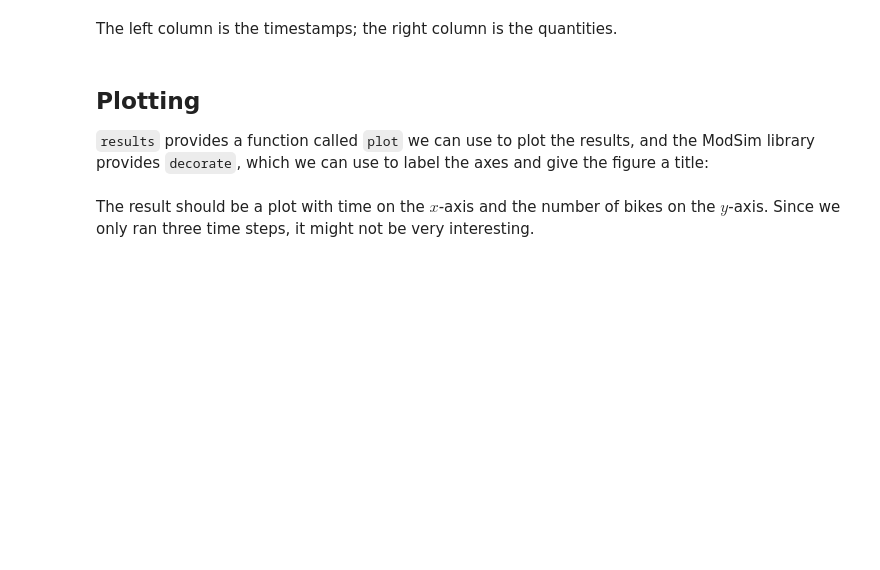
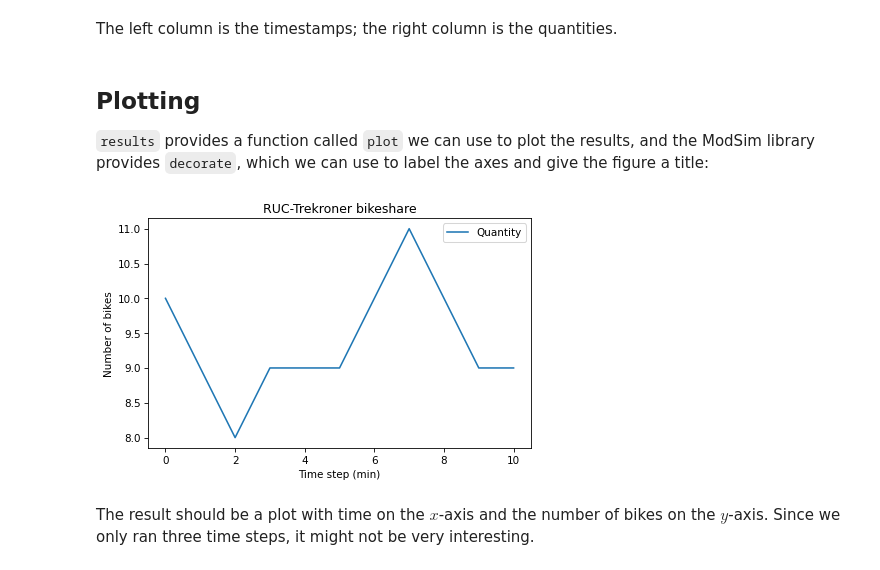
Before and after one commit to pete602d/Pythonslange, a Jupyter notebook: chap02.ipynb, the cells around one changed output. Drawn from its saved outputs; the diff is of its cells as text; code cells hidden in the pictures; blank space fills up the shorter version.

```diff
--- a/chap02.ipynb
+++ b/chap02.ipynb
@@ -339,6 +352,6 @@ Adding parameters to a function is called *generalization*, because it makes the
 At some point you will get sick of running cells over and over.
 Fortunately, there is an easy way to repeat a chunk of code, the *for loop*. Here's an example:
 # %%
-for i in range(3):
+for i in range(10):
     print(i)
-    bike_to_wellesley()
+    bike_to_ruc()
@@ -367,7 +401,7 @@ In this example, the timestamps are integers representing minutes and the quanti
 
 Since we have moved a number of bikes around, let's start again with a new `State` object.
 # %%
-bikeshare = State(olin=10, wellesley=2)
+bikeshare = State(ruc=10, trekroner=2)
 # %% [markdown]
 We can create a new, empty `TimeSeries` like this:
 # %%
@@ -375,13 +409,13 @@ results = TimeSeries()
 # %% [markdown]
 And we can add a quantity like this:
 # %%
-results[0] = bikeshare.olin
+results[0] = bikeshare.ruc
 # %% [markdown]
 The number in brackets is the timestamp, also called a *label*.
 
 We can use a `TimeSeries` inside a for loop to store the results of the simulation:
 # %%
-for i in range(3):
+for i in range(10):
     print(i)
     step(0.6, 0.6)
-    results[i+1] = bikeshare.olin
+    results[i+1] = bikeshare.ruc
@@ -409,9 +477,11 @@ the results, and the ModSim library provides `decorate`, which we can use to lab
 # %%
 results.plot()
 
-decorate(title='Olin-Wellesley bikeshare',
+decorate(title='RUC-Trekroner bikeshare',
          xlabel='Time step (min)',
          ylabel='Number of bikes')
+# %% [output]
+[figure, added]
 # %% [markdown]
 The result should be a plot with time on the $x$-axis and the number of bikes on the $y$-axis.
 Since we only ran three time steps, it might not be very interesting.
```
Also changed, not shown: parts of 19 cells of this notebook.
